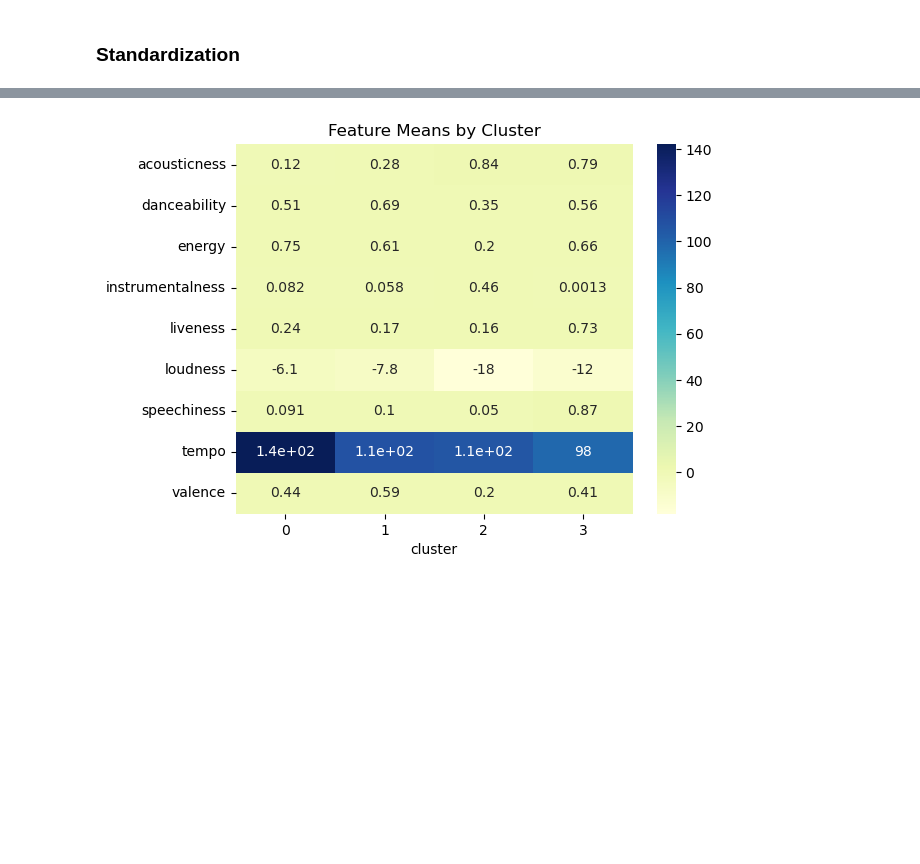
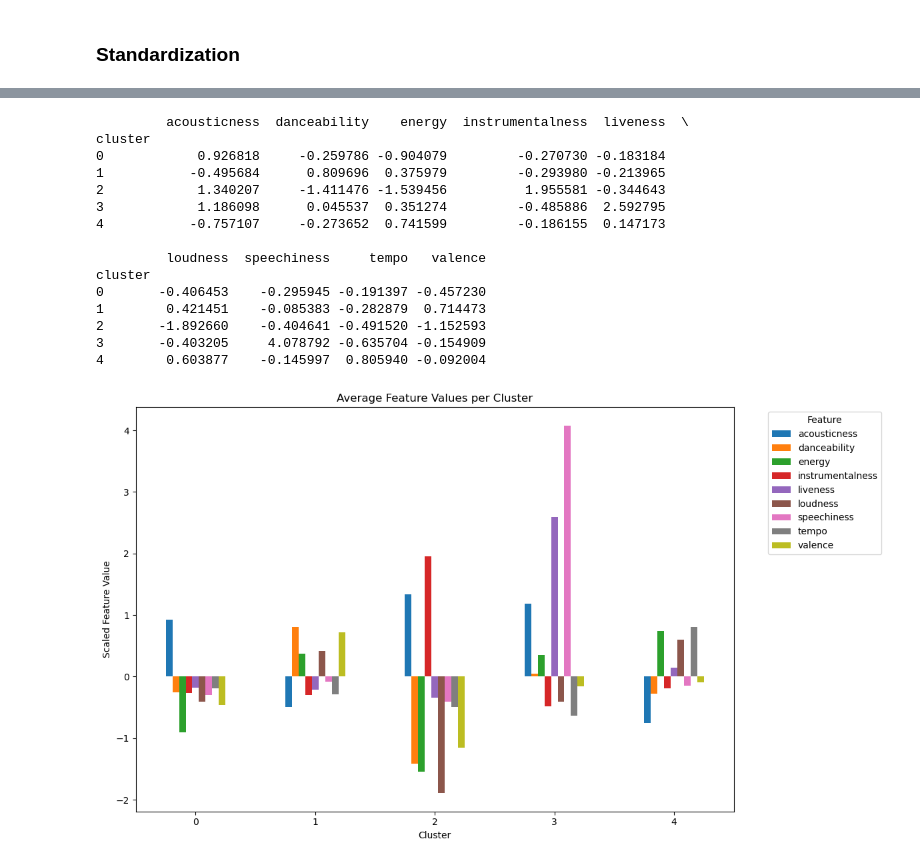
Before and after one commit to YveSSo/3162-Project4, a Jupyter notebook: spotify_clustering.ipynb, the cells around one changed output, grey strips where cells are left out. Saved outputs shown, nothing was run; the diff lists cells and outputs as text; code cells hidden in the pictures; blank space fills up the shorter version.

```diff
--- a/spotify_clustering.ipynb
+++ b/spotify_clustering.ipynb
@@ -172,5 +136,13 @@ Feature selection, we remove:
 # %%
 from sklearn.preprocessing import StandardScaler
 
+df_clean = df.dropna()
+selected_features = ['acousticness', 'danceability', 'energy', 'instrumentalness', 'liveness', 'loudness','speechiness', 'tempo', 'valence']
+
+df_clustering = df_clean[selected_features]
+
 scaler = StandardScaler()
-X = scaler.fit_transform(df[num_features])
+scaled_features = scaler.fit_transform(df_clustering)
+df_scaled = pd.DataFrame(scaled_features, columns=selected_features)
+print(df_scaled.head())
+# X = scaler.fit_transform(df[num_features])
@@ -218,11 +224,31 @@ Cluster interpretation
 # %%
-kmeans = KMeans(n_clusters=4, random_state=42)
-df['cluster'] = kmeans.fit_predict(X)
+# Compute mean values of each feature for each cluster
+cluster_means = df_scaled.groupby('cluster')[selected_features].mean()
+print(cluster_means)
 
-# Analyze cluster means
-cluster_means = df.groupby('cluster')[num_features].mean()
-sns.heatmap(cluster_means.T, annot=True, cmap='YlGnBu')
-plt.title("Feature Means by Cluster")
+# Plot cluster means as a bar chart for each feature
+cluster_means.plot(kind='bar', figsize=(12,7))
+plt.title('Average Feature Values per Cluster')
+plt.xlabel('Cluster')
+plt.ylabel('Scaled Feature Value')
+plt.xticks(rotation=0)
+plt.legend(title='Feature', bbox_to_anchor=(1.05, 1), loc='upper left')
+plt.tight_layout()
 plt.show()
 # %% [output]
+         acousticness  danceability    energy  instrumentalness  liveness  \
+cluster
+0            0.926818     -0.259786 -0.904079         -0.270730 -0.183184
+1           -0.495684      0.809696  0.375979         -0.293980 -0.213965
+2            1.340207     -1.411476 -1.539456          1.955581 -0.344643
+3            1.186098      0.045537  0.351274         -0.485886  2.592795
+4           -0.757107     -0.273652  0.741599         -0.186155  0.147173
+
+         loudness  speechiness     tempo   valence
+cluster
+0       -0.406453    -0.295945 -0.191397 -0.457230
+1        0.421451    -0.085383 -0.282879  0.714473
+2       -1.892660    -0.404641 -0.491520 -1.152593
+3       -0.403205     4.078792 -0.635704 -0.154909
+4        0.603877    -0.145997  0.805940 -0.092004
-[figure, old version]
+[figure, new version]
```
Also changed, not shown: parts of 28 cells of this notebook.
